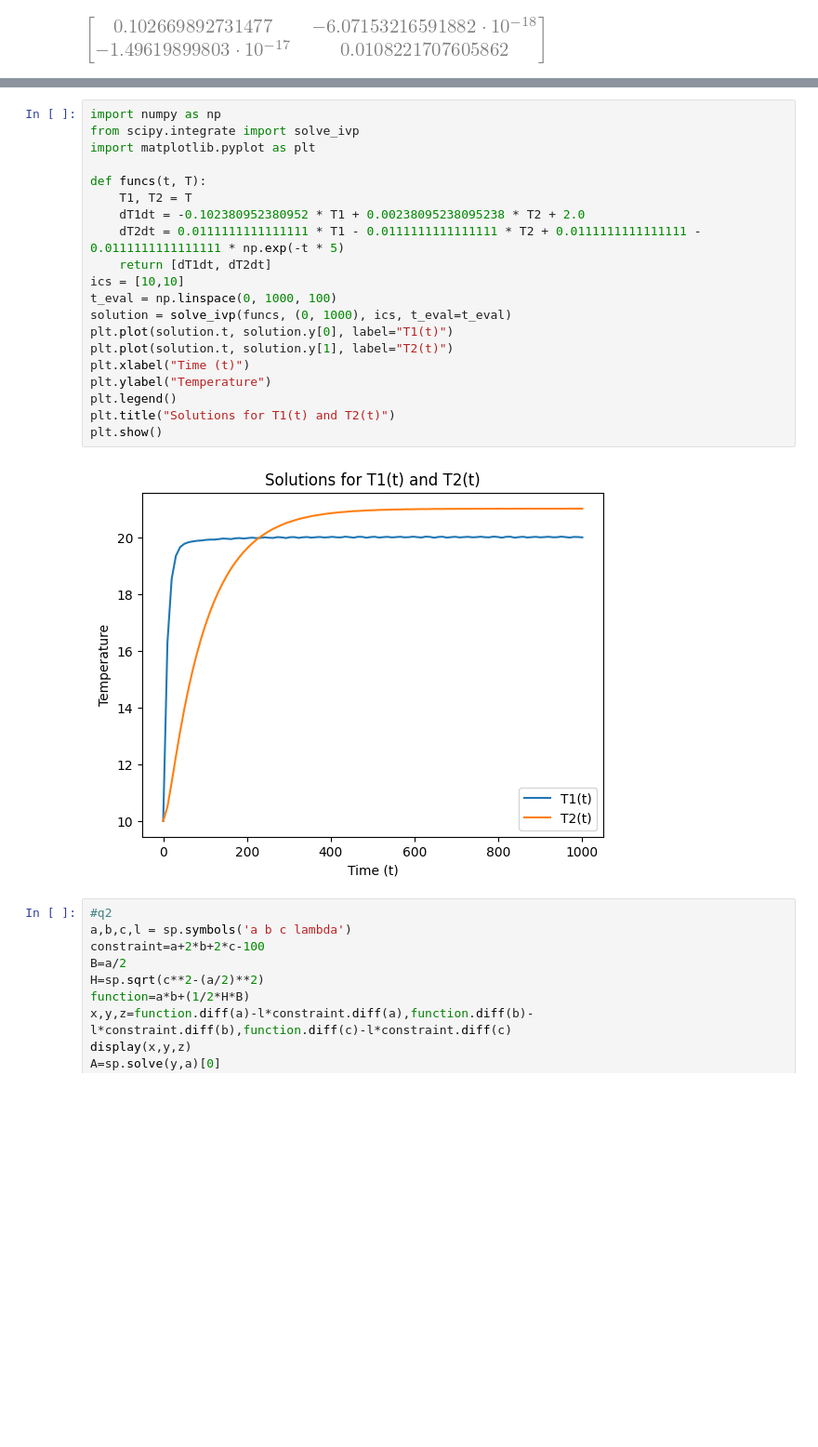
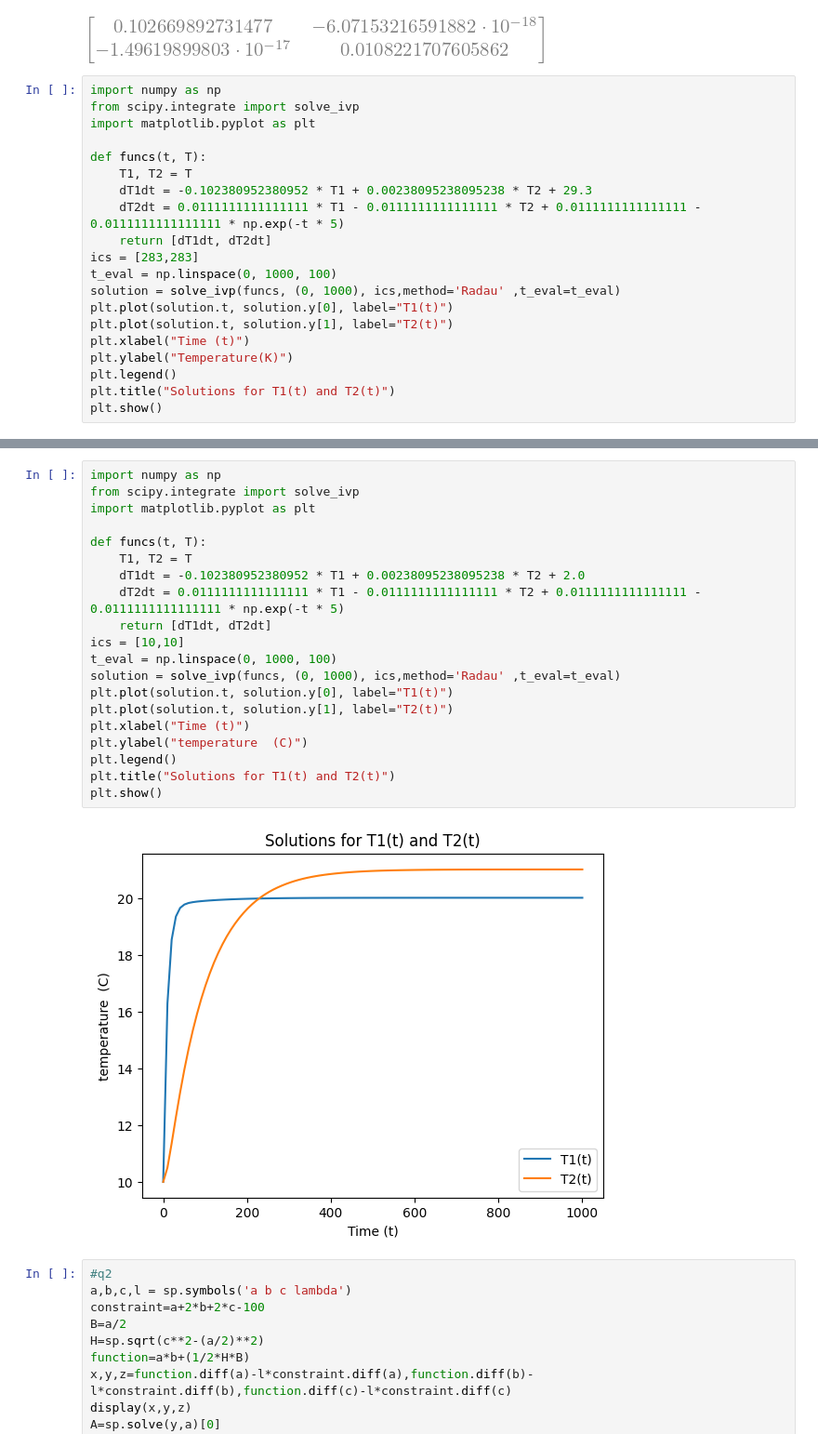
Before and after one commit to vint-j/Chemical-Engineering, a Jupyter notebook: Pastpapers/CP213/Mock exam/Mock Exam.ipynb, the cells around one changed output, grey strips where cells are left out. Shown at 93% size. Drawn from its saved outputs; the diff is of its cells as text; blank space fills up the shorter version.

```diff
--- a/Pastpapers/CP213/Mock exam/Mock Exam.ipynb
+++ b/Pastpapers/CP213/Mock exam/Mock Exam.ipynb
@@ -174,3 +174,23 @@ P.inv()@A@P
 # %% [output]
 [figure]
 [figure]
+# %%
+import numpy as np
+from scipy.integrate import solve_ivp
+import matplotlib.pyplot as plt
+
+def funcs(t, T):
+    T1, T2 = T
+    dT1dt = -0.102380952380952 * T1 + 0.00238095238095238 * T2 + 29.3
+    dT2dt = 0.0111111111111111 * T1 - 0.0111111111111111 * T2 + 0.0111111111111111 - 0.0111111111111111 * np.exp(-t * 5)
+    return [dT1dt, dT2dt]
+ics = [283,283]
+t_eval = np.linspace(0, 1000, 100)
+solution = solve_ivp(funcs, (0, 1000), ics,method='Radau' ,t_eval=t_eval)
+plt.plot(solution.t, solution.y[0], label="T1(t)")
+plt.plot(solution.t, solution.y[1], label="T2(t)")
+plt.xlabel("Time (t)")
+plt.ylabel("Temperature(K)")
+plt.legend()
+plt.title("Solutions for T1(t) and T2(t)")
+plt.show()
@@ -177,25 +199,25 @@ P.inv()@A@P
 # %%
 import numpy as np
 from scipy.integrate import solve_ivp
 import matplotlib.pyplot as plt
 
 def funcs(t, T):
     T1, T2 = T
     dT1dt = -0.102380952380952 * T1 + 0.00238095238095238 * T2 + 2.0
     dT2dt = 0.0111111111111111 * T1 - 0.0111111111111111 * T2 + 0.0111111111111111 - 0.0111111111111111 * np.exp(-t * 5)
     return [dT1dt, dT2dt]
 ics = [10,10]
 t_eval = np.linspace(0, 1000, 100)
-solution = solve_ivp(funcs, (0, 1000), ics, t_eval=t_eval)
+solution = solve_ivp(funcs, (0, 1000), ics,method='Radau' ,t_eval=t_eval)
 plt.plot(solution.t, solution.y[0], label="T1(t)")
 plt.plot(solution.t, solution.y[1], label="T2(t)")
 plt.xlabel("Time (t)")
-plt.ylabel("Temperature")
+plt.ylabel("temperature  (C)")
 plt.legend()
 plt.title("Solutions for T1(t) and T2(t)")
 plt.show()
 # %% [output]
-[figure, old version]
+[figure, new version]
 # %%
 #q2
 a,b,c,l = sp.symbols('a b c lambda')
```
Also changed, not shown: parts of 3 cells of this notebook, 1 other file.
